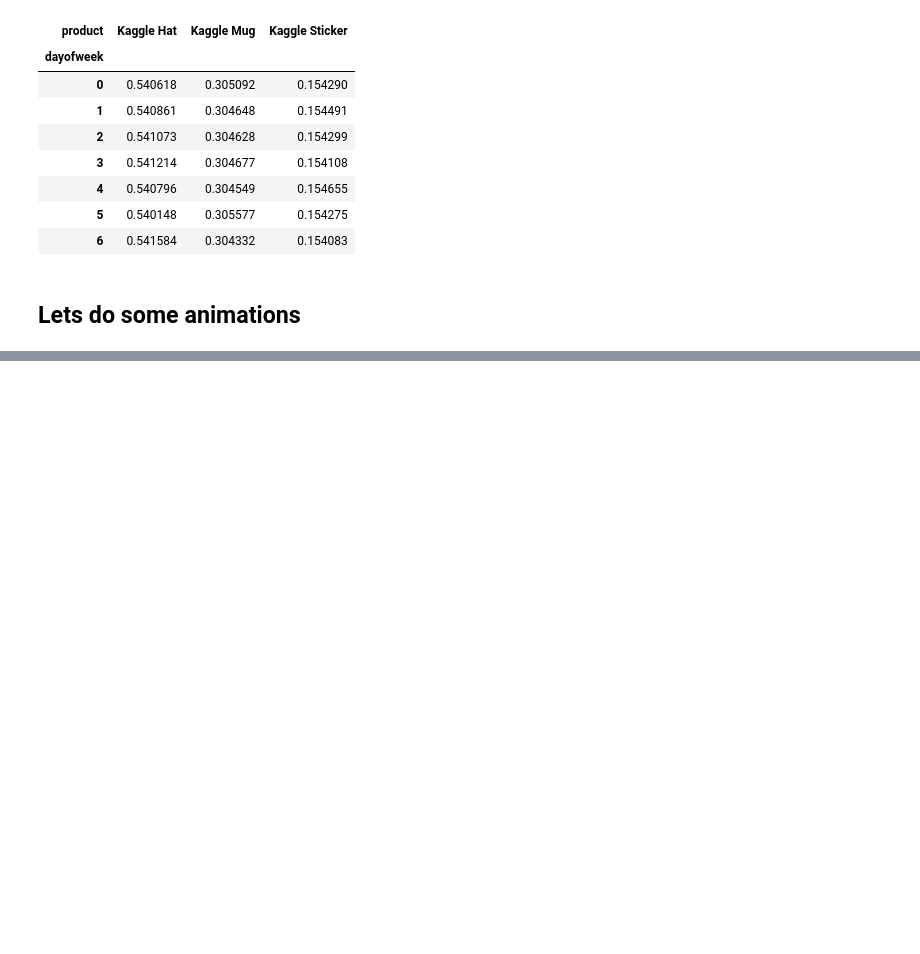
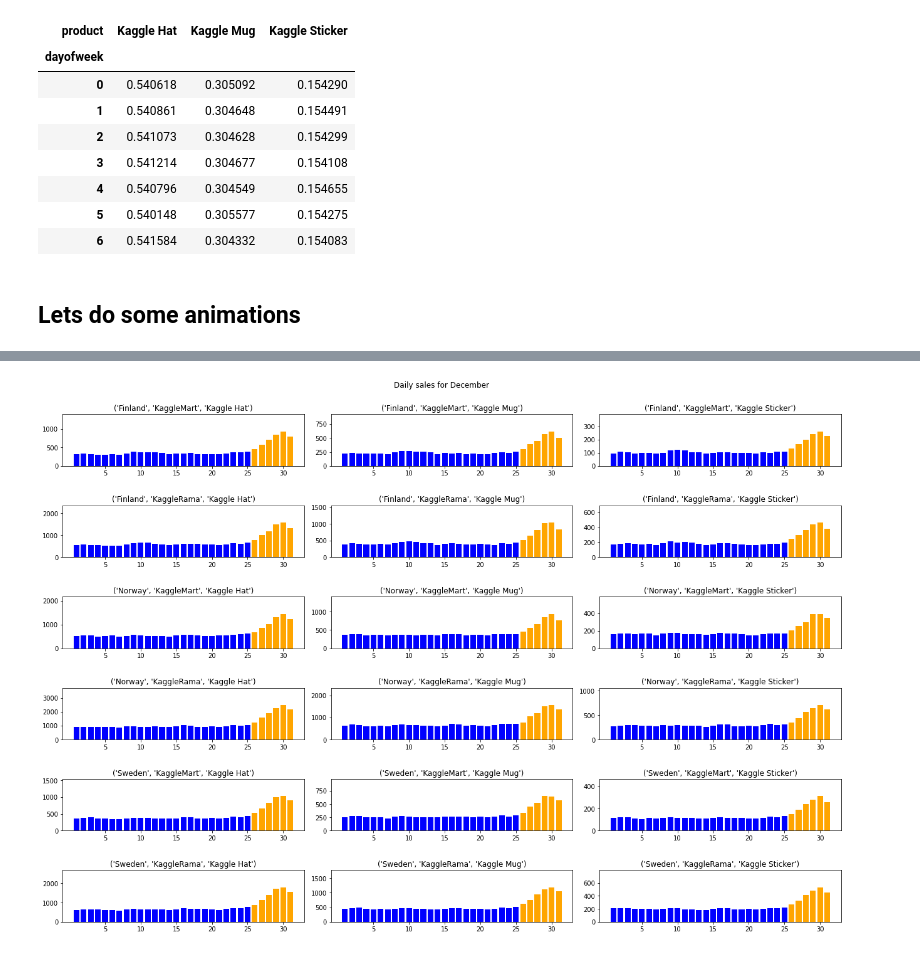
Before and after one commit to Sultan336/Kaggel, a Jupyter notebook: tps-jan-2022.ipynb, the cells around one changed output, grey strips where cells are left out. Cells and saved outputs as stored; diff of their text form; code cells hidden in the pictures; blank space fills up the shorter version.

```diff
--- a/tps-jan-2022.ipynb
+++ b/tps-jan-2022.ipynb
@@ -265,0 +359,16 @@ bcr.bar_chart_race(df=train_month_country,
+# %%
+#Let's zoom in on the year-end peak. We plot only the 31 days of December, averaged over the four years.
+#The plots show that sales start growing after Christmas and peak on the 30th of December:
+plt.figure(figsize=(18, 12))
+for i, (combi, df) in enumerate(train.groupby(['country', 'store', 'product'])):
+    ax = plt.subplot(6, 3, i+1, ymargin=0.5)
+    ax.bar(range(1, 31+1),
+           df.num_sold[df.date.dt.month==12].groupby(df.date.dt.day).mean(),
+           color=['b'] * 25 + ['orange'] * 6)
+    ax.set_title(combi)
+    ax.set_xticks(ticks=range(5, 31, 5))
+plt.tight_layout(h_pad=3.0)
+plt.suptitle('Daily sales for December', y=1.03)
+plt.show()
+# %% [output]
+[figure, added]
```
Also changed, not shown: parts of 11 cells of this notebook.
